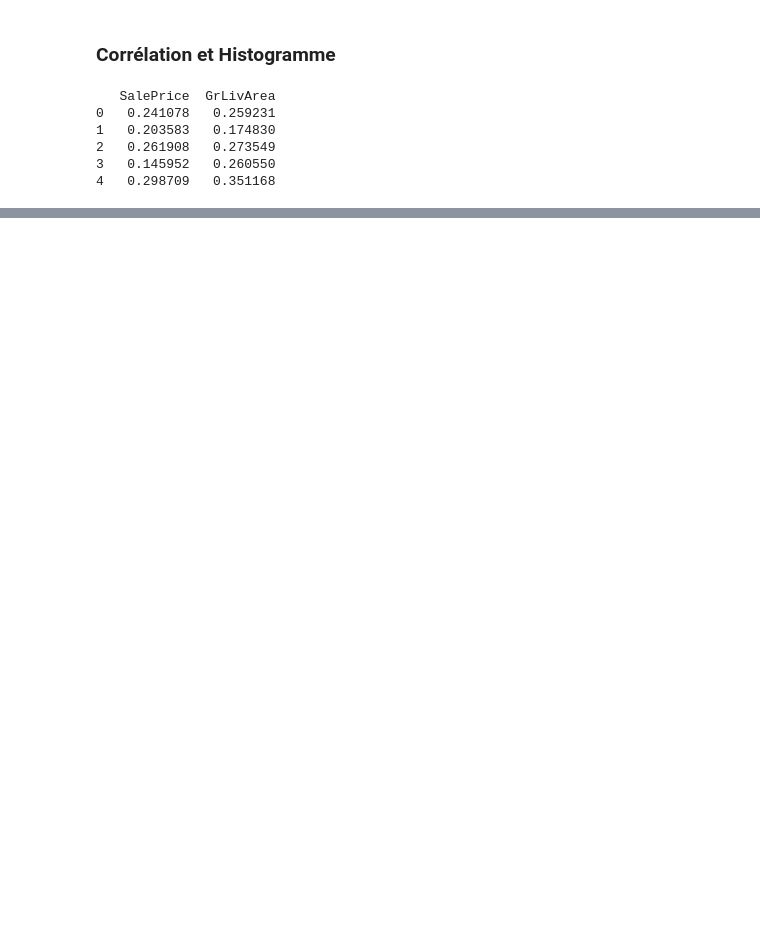
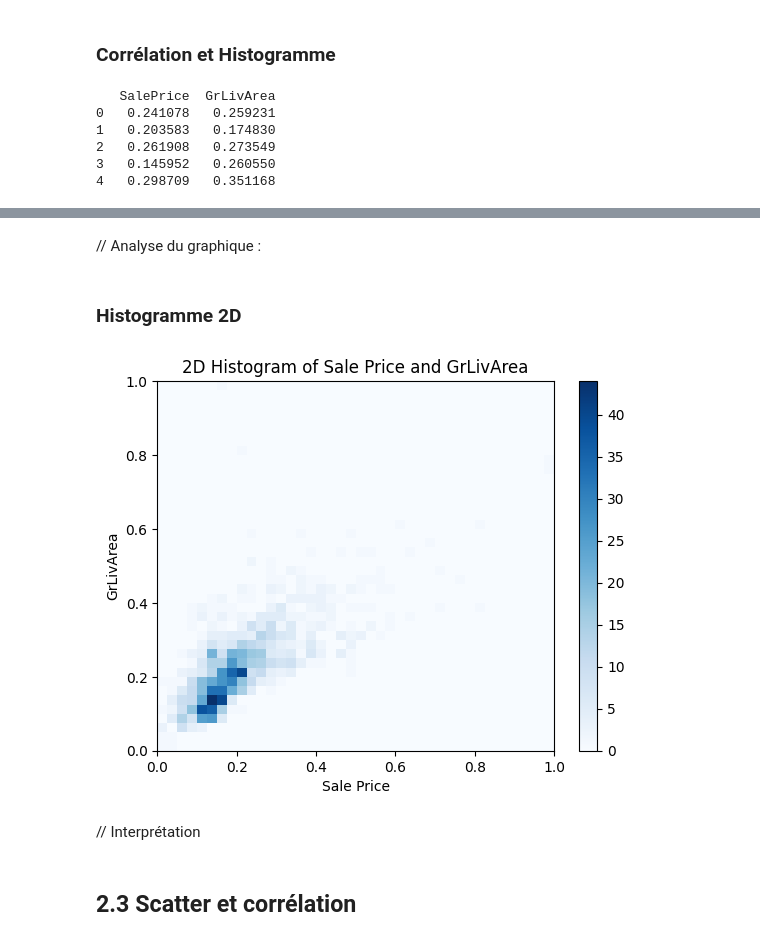
Before and after one commit to Lit3C/house_pricing, a Jupyter notebook: dataviz.ipynb, the cells around one changed output, grey strips where cells are left out. Saved outputs shown, nothing was run; the diff lists cells and outputs as text; code cells hidden in the pictures; blank space fills up the shorter version.

```diff
--- a/dataviz.ipynb
+++ b/dataviz.ipynb
@@ -88,0 +103,18 @@ print(df[['SalePrice', 'GrLivArea']].head())
+# %% [markdown]
+// Analyse du graphique :
+# %% [markdown]
+### Histogramme 2D
+# %%
+plt.hist2d(df['SalePrice'], df['GrLivArea'], bins=40, cmap='Blues')
+plt.colorbar()
+plt.xlabel('Sale Price')
+plt.ylabel('GrLivArea')
+plt.title('2D Histogram of Sale Price and GrLivArea')
+plt.show()
+# %% [output]
+[figure, added]
+# %% [markdown]
+
+// Interprétation
+# %% [markdown]
+## 2.3 Scatter et corrélation
```
Also changed, not shown: parts of 3 cells of this notebook.
